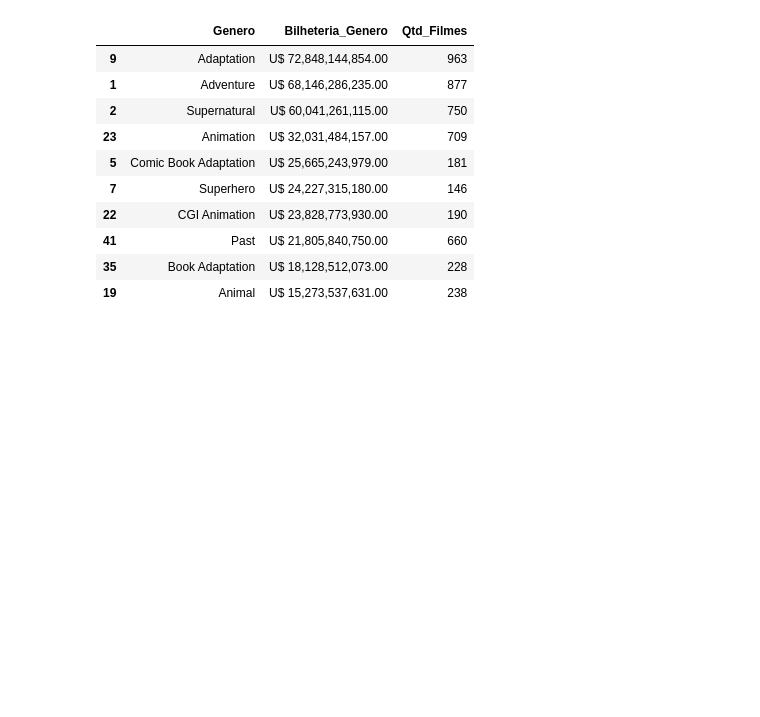
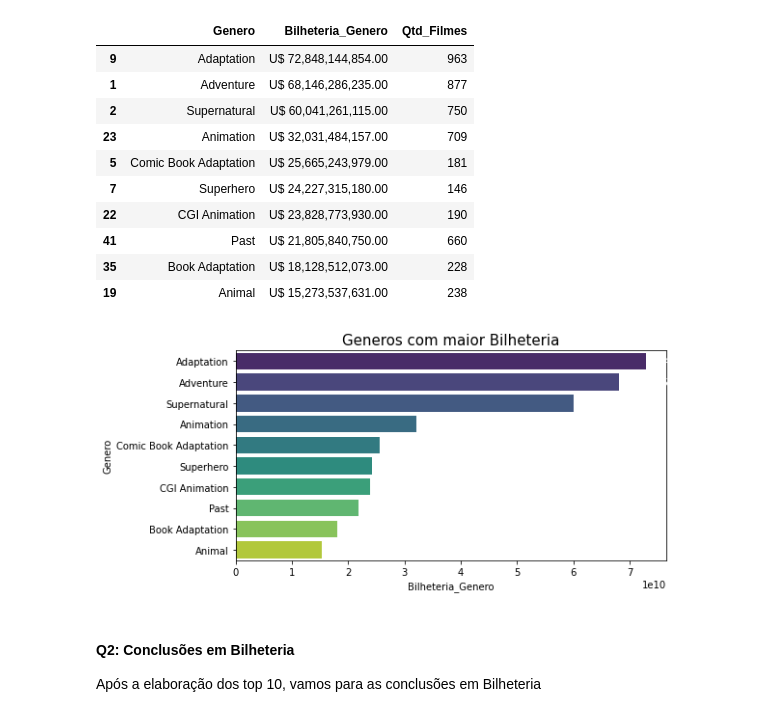
Before and after one commit to Henrxque/Analise_exploratoria_IMDB, a Jupyter notebook: Projeto_IMDB_2.ipynb, the cells around one changed output. Saved outputs shown, nothing was run; the diff lists cells and outputs as text; code cells hidden in the pictures; blank space fills up the shorter version.

```diff
--- a/Projeto_IMDB_2.ipynb
+++ b/Projeto_IMDB_2.ipynb
@@ -496,2 +475,0 @@ genres[['Genero','Bilheteria_Genero']].style.format({'Bilheteria_Genero': ' U$ {
-# %%
-genres.head(3).style.use(s.export())
@@ -514,3 +487,25 @@ genres.sort_values(by=['Bilheteria_Genero'], ascending = False).head(10).style.f
 | 41 | Past | U$ 21,805,840,750.00 | 660 |
 | 35 | Book Adaptation | U$ 18,128,512,073.00 | 228 |
 | 19 | Animal | U$ 15,273,537,631.00 | 238 |
+# %%
+g = genres.sort_values(by=['Bilheteria_Genero'], ascending = False)##.head(10).style.format({'Bilheteria_Genero': ' U$ {:,.2f}'})
+# %%
+plt.figure(figsize=(8,4))
+plt.title('Generos com maior Bilheteria', fontsize=15)
+metascore = sns.barplot(x= 'Bilheteria_Genero',y='Genero',data= g.head(10), palette='viridis')
+
+for p in metascore.patches:
+    width = p.get_width()
+    metascore.text(width + -8,
+            p.get_y() + p.get_height() / 2,
+            '{:1.1f}'.format(width),
+            ha = 'left',
+            va = 'center',
+            color='white')
+plt.show()
+# %% [output]
+[figure, added]
+# %% [markdown]
+#### Q2: Conclusões em Bilheteria
+
+Após a elaboração dos top 10, vamos para as conclusões em Bilheteria
```
Also changed, not shown: parts of 50 cells of this notebook.
